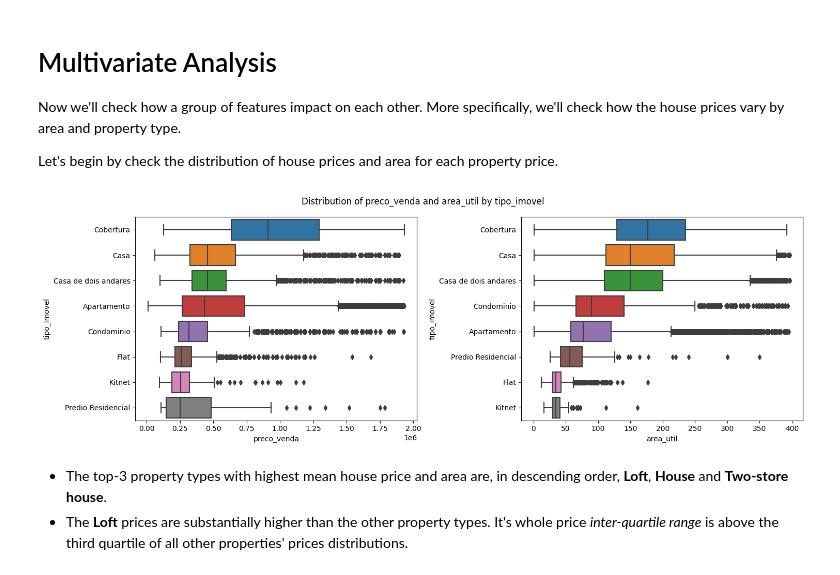
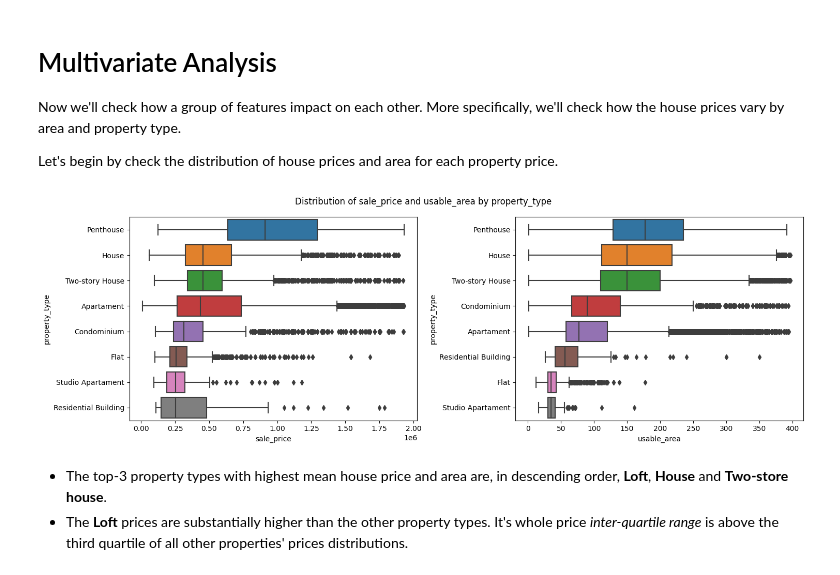
Before and after one commit to TheCamilovisk/HousePricePredictionApp, a Jupyter notebook: notebooks/02-exploratory-data-analysis.ipynb, the cells around one changed output. Saved outputs shown, nothing was run; the diff lists cells and outputs as text; code cells hidden in the pictures.

```diff
--- a/notebooks/02-exploratory-data-analysis.ipynb
+++ b/notebooks/02-exploratory-data-analysis.ipynb
@@ -254,7 +255,7 @@ fig, axs = plt.subplots(nrows=3, ncols=2, figsize=(14, 10))
 
 axs = [ax for sub in axs for ax in sub]
 
-cat_features = ("tipo_imovel", "banheiros", "suites", "quartos", "vagas_garagem")
+cat_features = ("property_type", "bathrooms", "suites", "bedrooms", "parking_spots")
 
 for ax, feat in zip(axs, cat_features):
     pareto_chart(feat, sp_house_price, ax=ax)
@@ -279,7 +280,7 @@ Let's check the distributions of the numeric continuous features: `taxa_condomin
 # %%
 _, axs = plt.subplots(ncols=3, figsize=(10, 7))
 
-for ax, col in zip(axs, ("taxa_condominio", "iptu_ano", "area_util")):
+for ax, col in zip(axs, ("condominium_fee", "annual_iptu_tax", "usable_area")):
     sns.boxplot(y=col, data=sp_house_price, ax=ax)
     ax.set_ylabel("")
     ax.set_title(col);
@@ -340,11 +341,11 @@ fig, axs = plt.subplots(nrows=2, ncols=3, figsize=(17, 10))
 
 axs = [ax for sub in axs for ax in sub]
 
-feats = ("iptu_ano", "taxa_condominio", "suites", "vagas_garagem", "quartos", "banheiros")
+feats = ("annual_iptu_tax", "condominium_fee", "suites", "parking_spots", "bedrooms", "bathrooms")
 
 for ax, feat in zip(axs, feats):
     view = sp_house_price[sp_house_price[feat].isna()]
-    annotated_countplot("tipo_imovel", view, ax=ax)
+    annotated_countplot("property_type", view, ax=ax)
     ax.set_title(feat)
 
 plt.tight_layout()
@@ -389,26 +390,26 @@ So, instead of the house prices distribution of all neighboors we'll plot only f
 _, (ax1, ax2) = plt.subplots(ncols=2, figsize=(12, 9))
 
 order = sp_house_price[
-    ["bairro", "preco_venda"]
-].groupby("bairro").median().squeeze().sort_values(ascending=False)
+    ["neighborhood", "sale_price"]
+].groupby("neighborhood").median().squeeze().sort_values(ascending=False)
 
 sns.boxplot(
-    x="preco_venda",
-    y="bairro",
-    data=sp_house_price[sp_house_price["bairro"].isin(order.head(50).index)],
+    x="sale_price",
+    y="neighborhood",
+    data=sp_house_price[sp_house_price["neighborhood"].isin(order.head(50).index)],
     order=order.head(50).index,
     ax=ax1
 )
-ax1.set_title("Distribution of preco_venda by the top-50 neighboors")
+ax1.set_title("Distribution of sale_price by the top-50 neighboors")
 
 sns.boxplot(
-    x="preco_venda",
-    y="bairro",
-    data=sp_house_price[sp_house_price["bairro"].isin(order.tail(50).index)],
+    x="sale_price",
+    y="neighborhood",
+    data=sp_house_price[sp_house_price["neighborhood"].isin(order.tail(50).index)],
     order=order.tail(50).index,
     ax=ax2
 )
-ax2.set_title("Distribution of preco_venda by the least-50 neighboors")
+ax2.set_title("Distribution of sale_price by the least-50 neighboors")
 
 plt.tight_layout()
 # %% [output]
@@ -426,19 +427,19 @@ Let's begin by check the distribution of house prices and area for each property
 # %%
 fig, axs = plt.subplots(ncols=2, figsize=(15, 5))
 
-for ax, feat in zip(axs, ("preco_venda", "area_util")):
+for ax, feat in zip(axs, ("sale_price", "usable_area")):
     order = sp_house_price[
-        ["tipo_imovel", feat]
+        ["property_type", feat]
     ].groupby(
-        "tipo_imovel"
+        "property_type"
     ).median().squeeze().sort_values(ascending=False).index
 
-    sns.boxplot(x=feat, y="tipo_imovel", data=sp_house_price, order=order, ax=ax)
+    sns.boxplot(x=feat, y="property_type", data=sp_house_price, order=order, ax=ax)
 
-fig.suptitle("Distribution of preco_venda and area_util by tipo_imovel");
+fig.suptitle("Distribution of sale_price and usable_area by property_type");
 plt.tight_layout()
 # %% [output]
-[figure, old version]
+[figure, new version]
 # %% [markdown]
 - The top-3 property types with highest mean house price and area are, in descending order, **Loft**, **House** and **Two-store house**.
 - The **Loft** prices are substantially higher than the other property types. It's whole price *inter-quartile range* is above the third quartile of all other properties' prices distributions.
```
Also changed, not shown: parts of 30 cells of this notebook.
